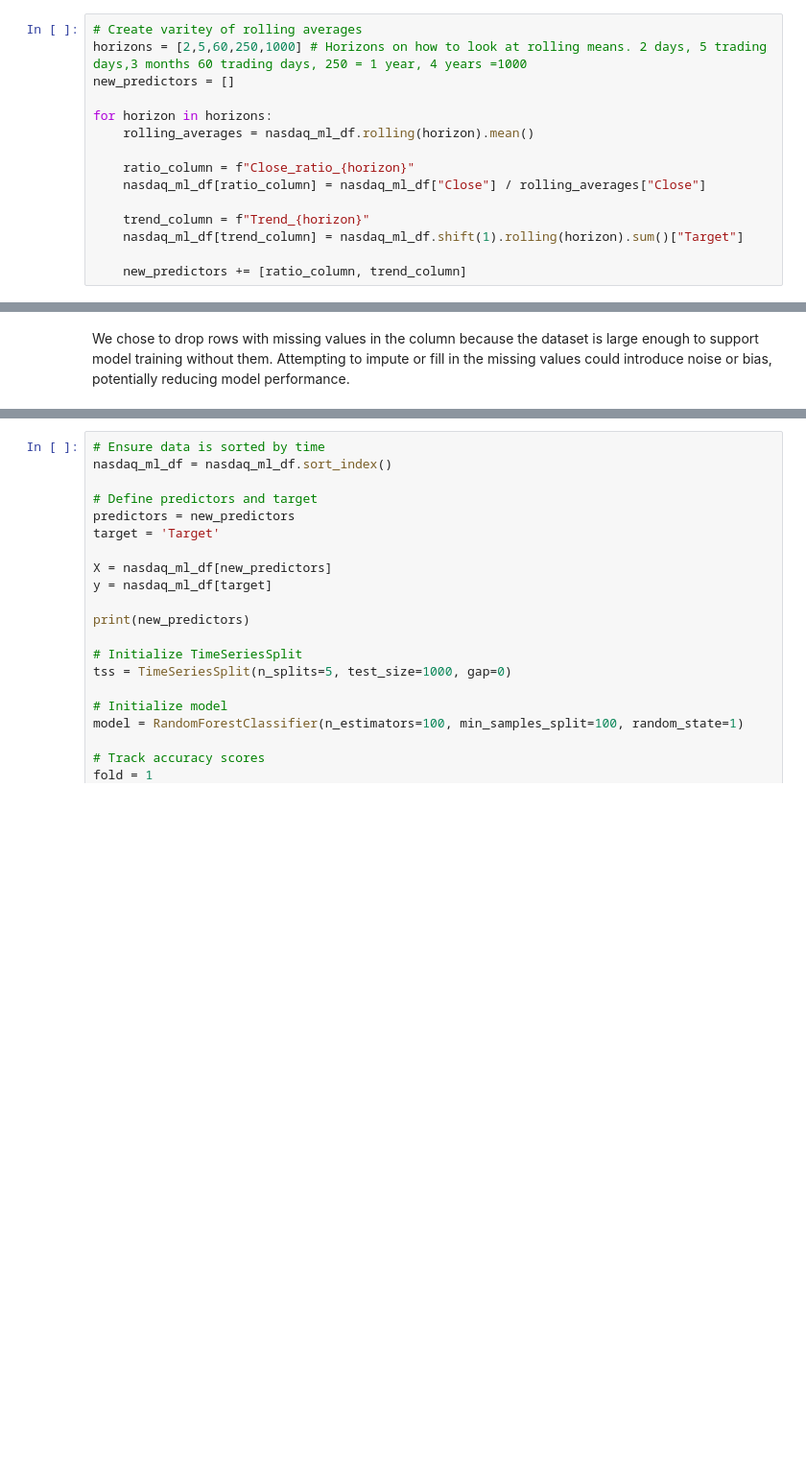
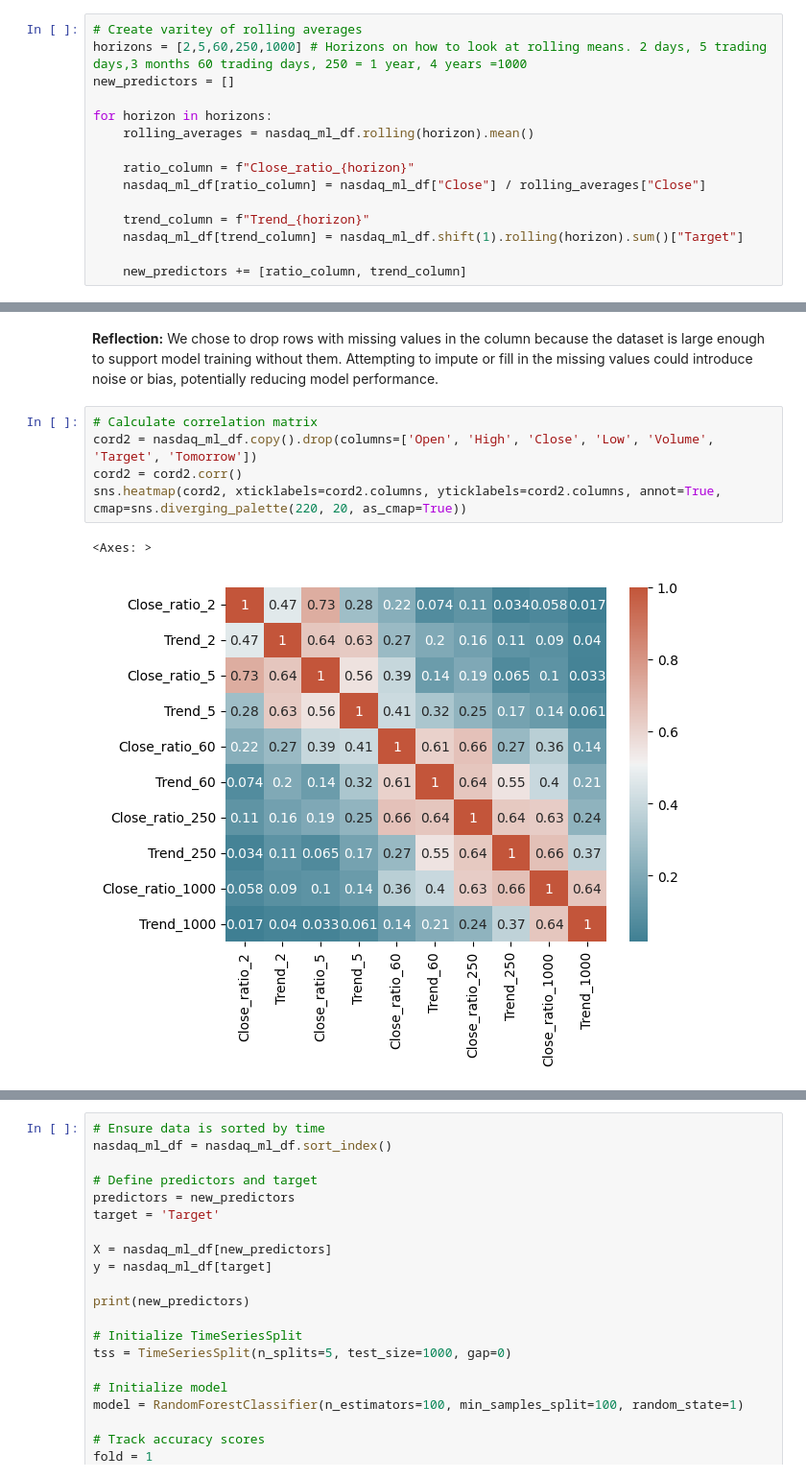
Before and after one commit to Crusoe22/Moss_ML_Capstone, a Jupyter notebook: main.ipynb, the cells around one changed output, grey strips where cells are left out. Shown at 96% size. Drawn from its saved outputs; the diff is of its cells as text; blank space fills up the shorter version.

```diff
--- a/main.ipynb
+++ b/main.ipynb
@@ -414,3 +431,11 @@ nasdaq_ml_df
 5420 rows × 17 columns
 # %% [markdown]
-We chose to drop rows with missing values in the column because the dataset is large enough to support model training without them. Attempting to impute or fill in the missing values could introduce noise or bias, potentially reducing model performance.
+**Reflection:** We chose to drop rows with missing values in the column because the dataset is large enough to support model training without them. Attempting to impute or fill in the missing values could introduce noise or bias, potentially reducing model performance.
+# %%
+# Calculate correlation matrix
+cord2 = nasdaq_ml_df.copy().drop(columns=['Open', 'High', 'Close', 'Low', 'Volume', 'Target', 'Tomorrow'])
+cord2 = cord2.corr()
+sns.heatmap(cord2, xticklabels=cord2.columns, yticklabels=cord2.columns, annot=True, cmap=sns.diverging_palette(220, 20, as_cmap=True))
+# %% [output]
+<Axes: >
+[figure, added]
```
Also changed, not shown: parts of 19 cells of this notebook, 3 other files.
